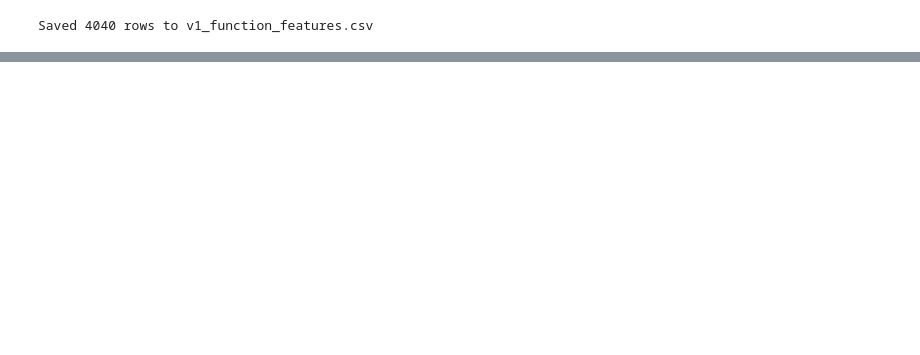
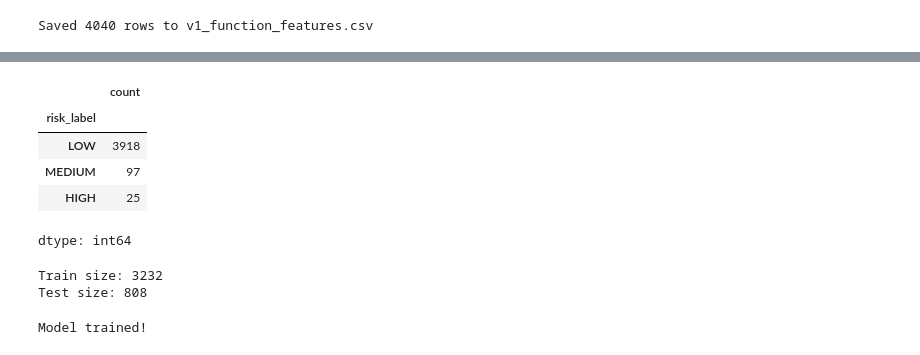
Before and after one commit to latikadhami05/ai-code-quality-risk-intelligence, a Jupyter notebook: notebooks/V1_code_risk_estimator.ipynb, the cells around one changed output, grey strips where cells are left out. Cells and saved outputs as stored; diff of their text form; code cells hidden in the pictures; blank space fills up the shorter version.

Commit message:
Complete V1: feature extraction, baseline model, evaluation, risk report

```diff
--- a/notebooks/V1_code_risk_estimator.ipynb
+++ b/notebooks/V1_code_risk_estimator.ipynb
@@ -202,0 +221,44 @@ Saved 4040 rows to v1_function_features.csv
+# %%
+def assign_risk(row):
+    if row["complexity"] > 20 or row["max_nesting"] > 5 or row["loc"] > 100:
+        return "HIGH"
+    elif row["complexity"] > 10 or row["max_nesting"] > 3 or row["loc"] > 50:
+        return "MEDIUM"
+    else:
+        return "LOW"
+
+df["risk_label"] = df.apply(assign_risk, axis=1)
+df["risk_label"].value_counts()
+# %% [output]
+|  | count |
+| risk_label |  |
+| LOW | 3918 |
+| MEDIUM | 97 |
+| HIGH | 25 |
+dtype: int64
+# %%
+from sklearn.model_selection import train_test_split
+
+feature_columns = ["loc", "complexity", "max_nesting", "branches", "num_variables", "num_args"]
+
+X = df[feature_columns]
+y = df["risk_label"]
+
+X_train, X_test, y_train, y_test = train_test_split(
+    X, y, test_size=0.2, random_state=42, stratify=y
+)
+
+print("Train size:", len(X_train))
+print("Test size:", len(X_test))
+# %% [output]
+Train size: 3232
+Test size: 808
+# %%
+from sklearn.tree import DecisionTreeClassifier
+
+model = DecisionTreeClassifier(max_depth=5, random_state=42)
+model.fit(X_train, y_train)
+
+print("Model trained!")
+# %% [output]
+Model trained!
```
Also changed, not shown: parts of 12 cells of this notebook.
